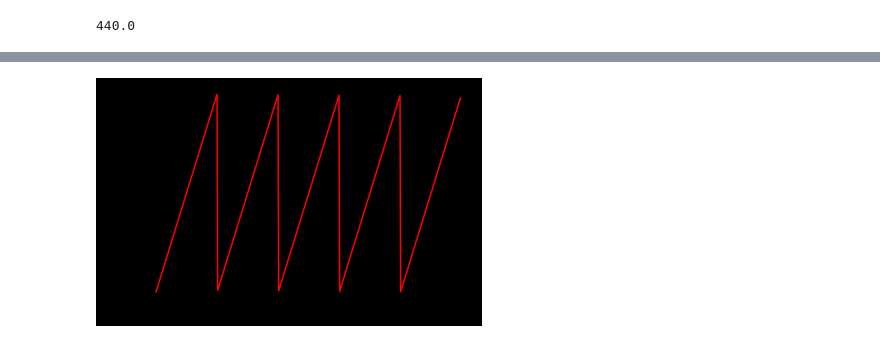
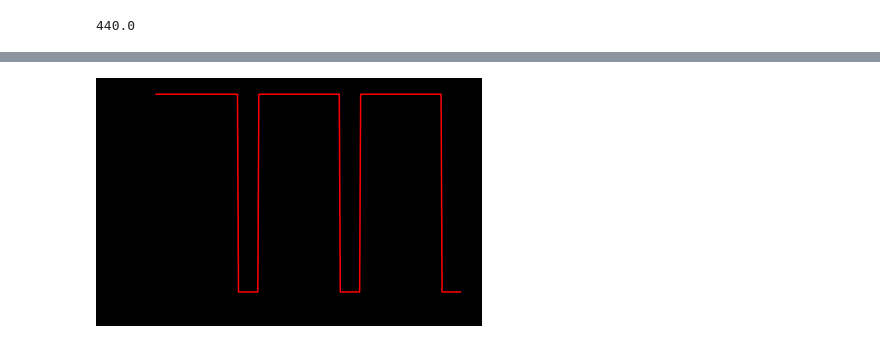
Before and after one commit to FinchMF/pitchcraft, a Jupyter notebook: factory.ipynb, the cells around one changed output, grey strips where cells are left out. Saved outputs shown, nothing was run; the diff lists cells and outputs as text; code cells hidden in the pictures.

```diff
--- a/factory.ipynb
+++ b/factory.ipynb
@@ -4,7 +4,7 @@ import generator
 # %%
 generator.Hz().update('base_tone')
 # %%
-PITCH = generator.Hz(util.pitch_to_hz['A'][4])
+PITCH = generator.Hz(util.Transform.pitch_to_hz['A'][4])
 # %%
 PITCH.hz
 # %% [output]
@@ -68,4 +50,4 @@ W.make_wav('sawtooth')
 # %%
-W.show_wav('sawtooth')
+W.show_wav('square_duty', zoom=300)
 # %% [output]
-[figure, old version]
+[figure, new version]
```
Also changed, not shown: parts of 15 cells of this notebook, 3 other files.
